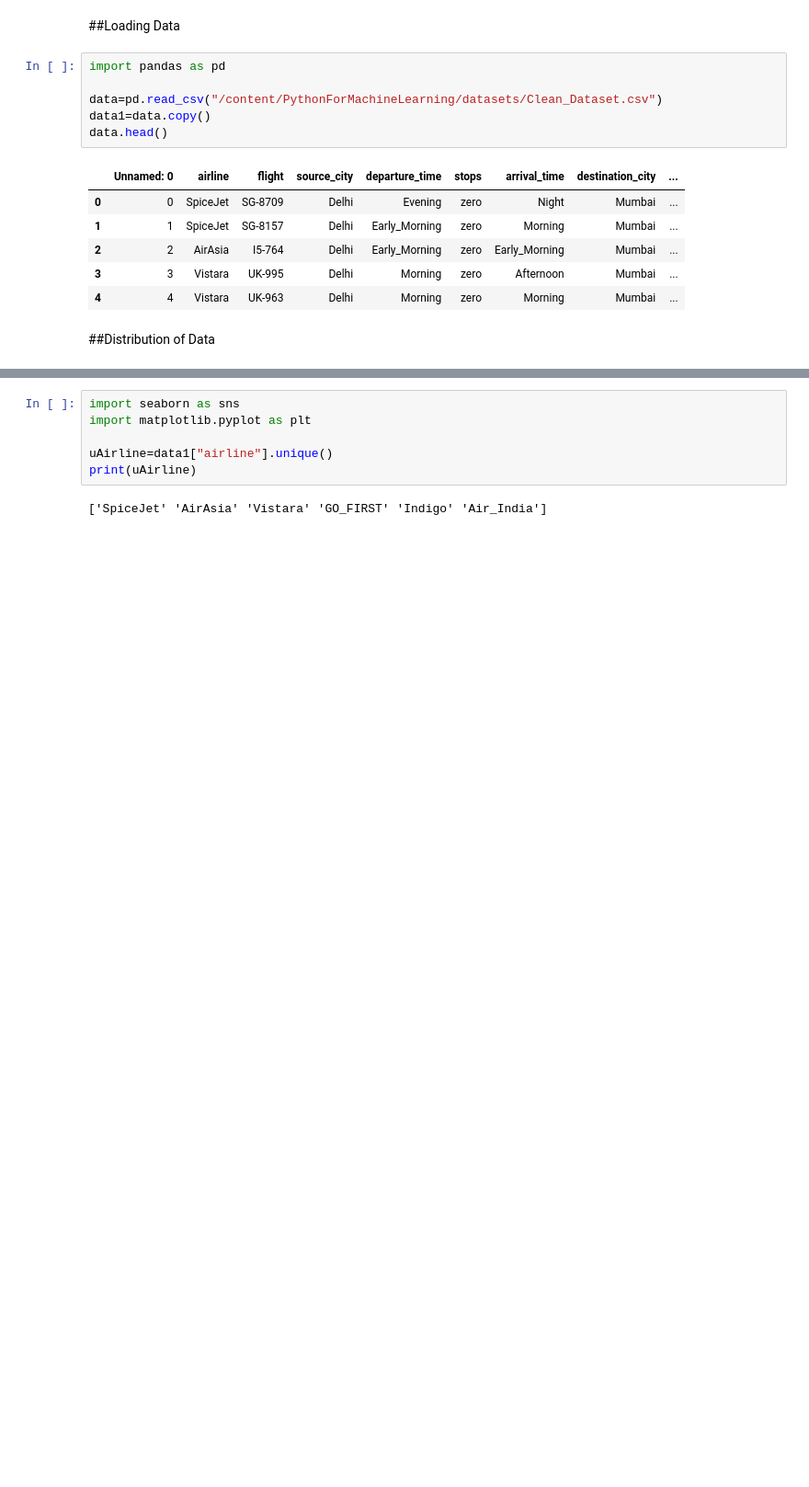
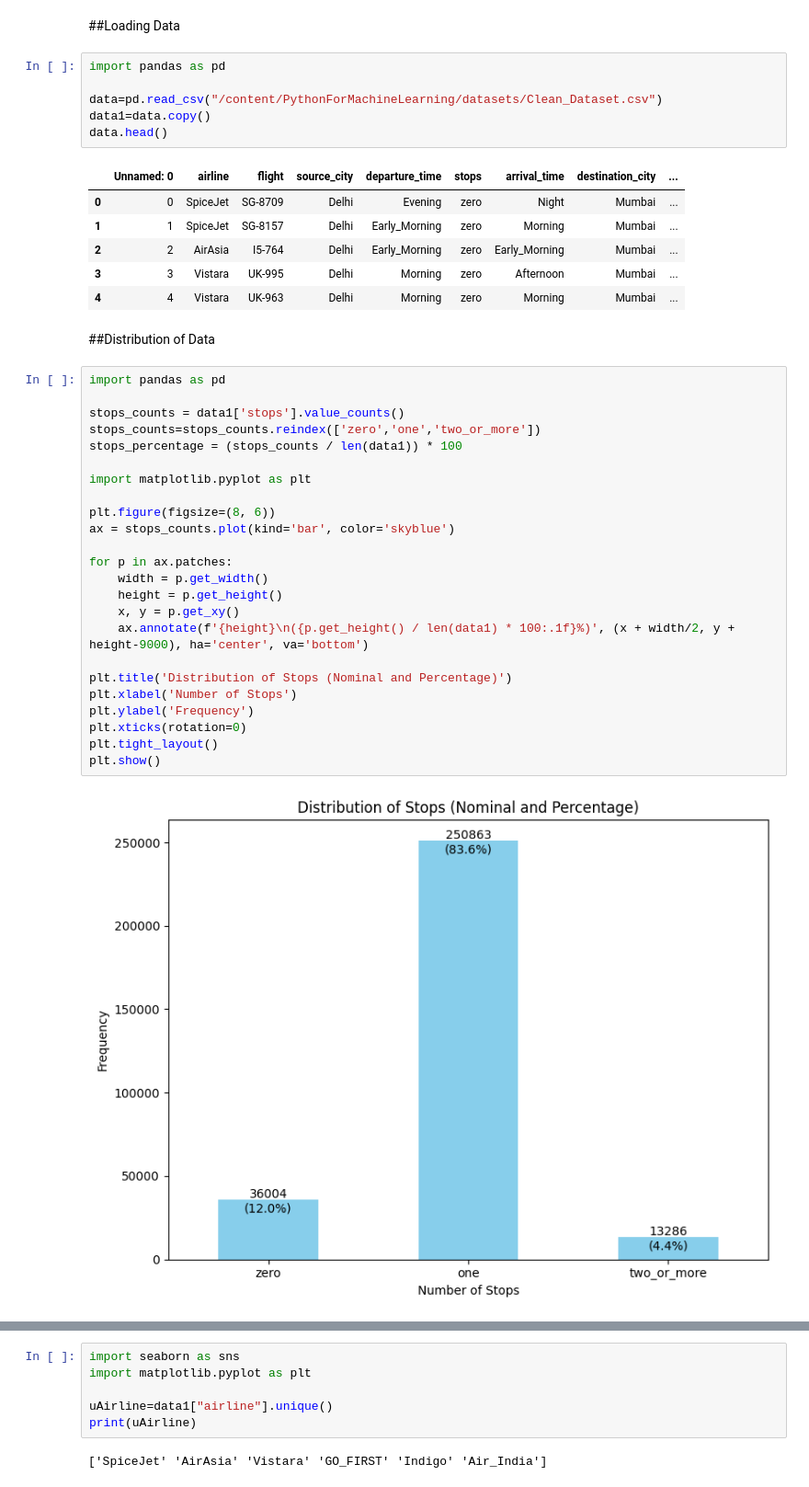
Before and after one commit to jadrzy/ProjectPythonForMachineLearning, a Jupyter notebook: notebooks/InitialDataAnalysis.ipynb, the cells around one changed output, grey strips where cells are left out. Shown at 92% size. Cells and saved outputs as stored; diff of their text form; blank space fills up the shorter version.

```diff
--- a/notebooks/InitialDataAnalysis.ipynb
+++ b/notebooks/InitialDataAnalysis.ipynb
@@ -67,4 +67,30 @@ data.head()
 | 4 | 4 | Vistara | UK-963 | Delhi | Morning | zero | Morning | Mumbai | ... |
 # %% [markdown]
 ##Distribution of Data
+# %%
+import pandas as pd
+
+stops_counts = data1['stops'].value_counts()
+stops_counts=stops_counts.reindex(['zero','one','two_or_more'])
+stops_percentage = (stops_counts / len(data1)) * 100
+
+import matplotlib.pyplot as plt
+
+plt.figure(figsize=(8, 6))
+ax = stops_counts.plot(kind='bar', color='skyblue')
+
+for p in ax.patches:
+    width = p.get_width()
+    height = p.get_height()
+    x, y = p.get_xy()
+    ax.annotate(f'{height}\n({p.get_height() / len(data1) * 100:.1f}%)', (x + width/2, y + height-9000), ha='center', va='bottom')
+
+plt.title('Distribution of Stops (Nominal and Percentage)')
+plt.xlabel('Number of Stops')
+plt.ylabel('Frequency')
+plt.xticks(rotation=0)
+plt.tight_layout()
+plt.show()
+# %% [output]
+[figure, added]
 # %%
```
Also changed, not shown: parts of 22 cells of this notebook.
